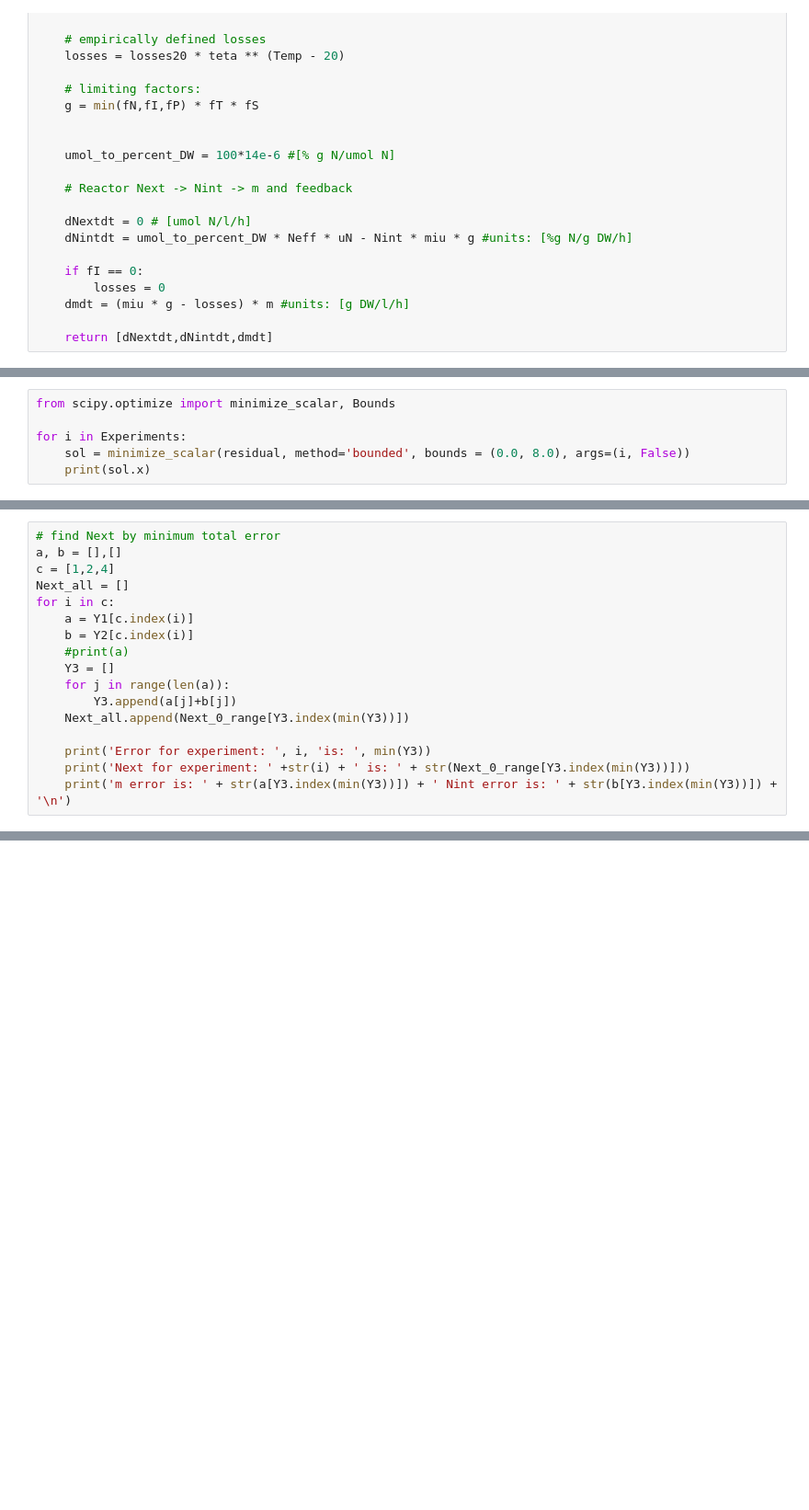
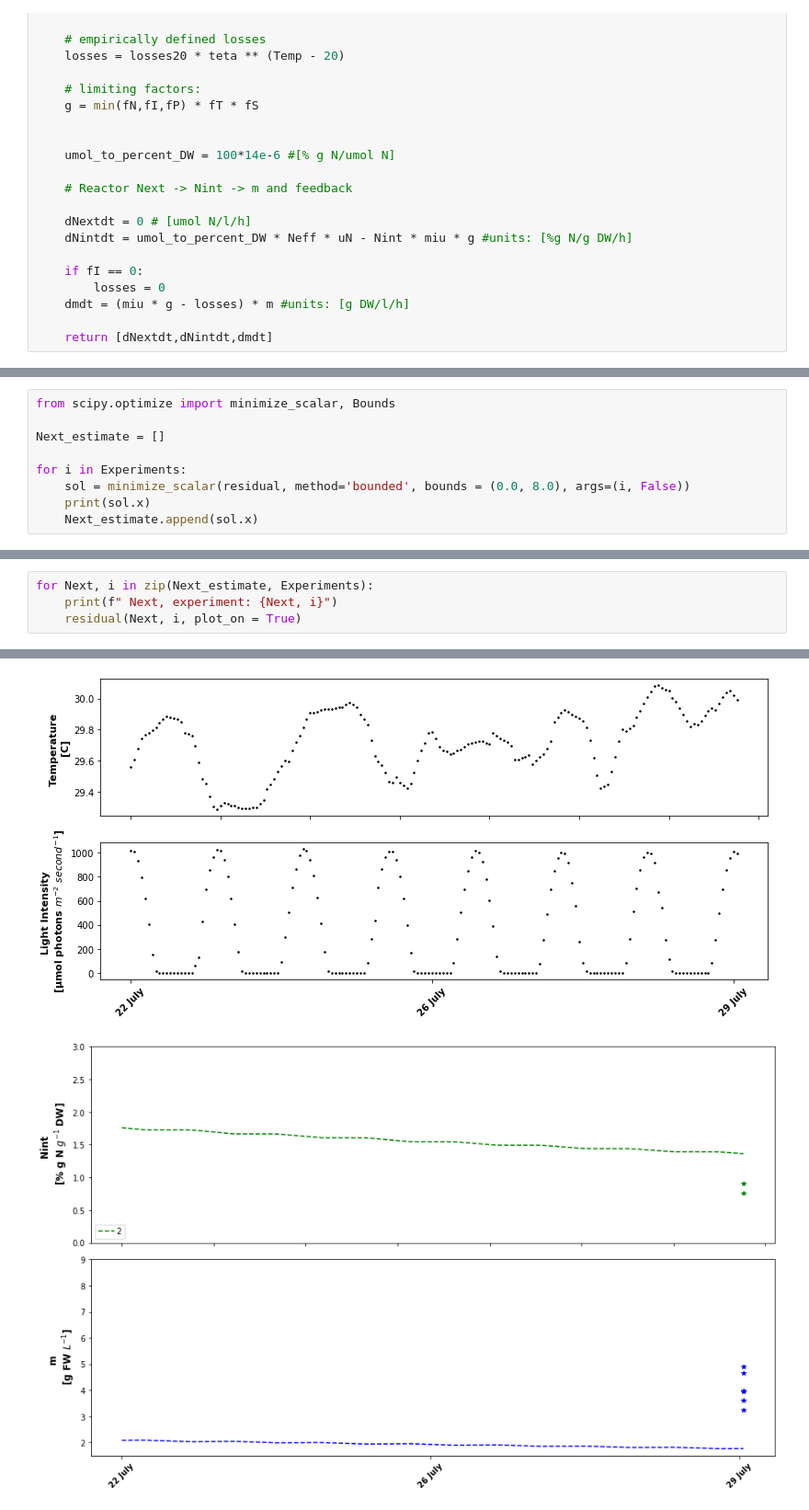
Before and after one commit to meironz/Meiron_model, a Jupyter notebook: notebooks/estimate_Next_offshore_experiment.ipynb, the cells around one changed output, grey strips where cells are left out. Shown at 92% size. Drawn from its saved outputs; the diff is of its cells as text; blank space fills up the shorter version.

```diff
--- a/notebooks/estimate_Next_offshore_experiment.ipynb
+++ b/notebooks/estimate_Next_offshore_experiment.ipynb
@@ -367,8 +411,11 @@ def residual(Next_0, i=i, plot_on = False):
     return np.mean(np.array(All_RMSREm3)**2 + np.array(All_RMSRENint3)**2)
 # %%
 from scipy.optimize import minimize_scalar, Bounds
+
+Next_estimate = []
 
 for i in Experiments:
     sol = minimize_scalar(residual, method='bounded', bounds = (0.0, 8.0), args=(i, False))
     print(sol.x)
+    Next_estimate.append(sol.x)
 # %% [output]
@@ -376,17 +424,0 @@ TypeError: unsupported operand type(s) for ** or pow(): 'list' and 'int'
-# %%
-# find Next by minimum total error
-a, b = [],[]
-c = [1,2,4]
-Next_all = []
-for i in c:
-    a = Y1[c.index(i)]
-    b = Y2[c.index(i)]
-    #print(a)
-    Y3 = []
-    for j in range(len(a)):
-        Y3.append(a[j]+b[j])
-    Next_all.append(Next_0_range[Y3.index(min(Y3))])
-
-    print('Error for experiment: ', i, 'is: ', min(Y3))
-    print('Next for experiment: ' +str(i) + ' is: ' + str(Next_0_range[Y3.index(min(Y3))]))
-    print('m error is: ' + str(a[Y3.index(min(Y3))]) + ' Nint error is: ' + str(b[Y3.index(min(Y3))]) + '\n')
@@ -845,0 +433,5 @@ The RMSRE of Nint in the offshore system is: 0.551
+# %%
+for Next, i in zip(Next_estimate, Experiments):
+    print(f" Next, experiment: {Next, i}")
+    residual(Next, i, plot_on = True)
+# %% [output]
@@ -845,0 +441,2 @@ The RMSRE of Nint in the offshore system is: 0.551
+[figure, added]
+[figure, added]
```
Also changed, not shown: parts of 9 cells of this notebook.
